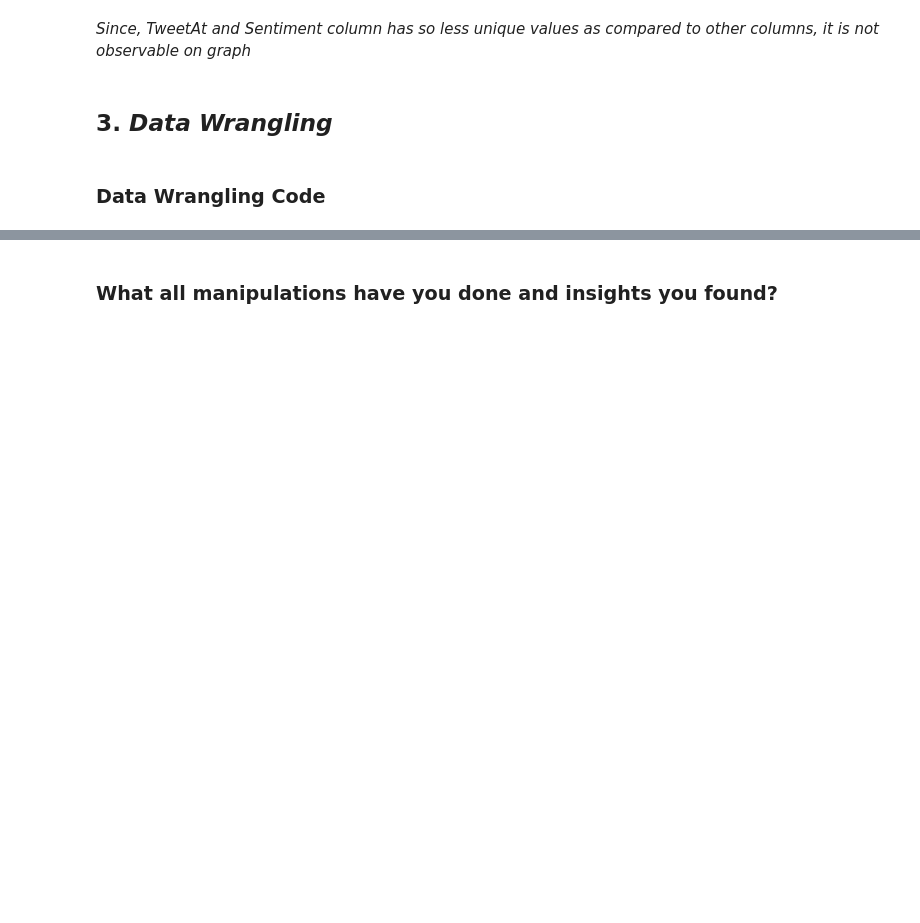
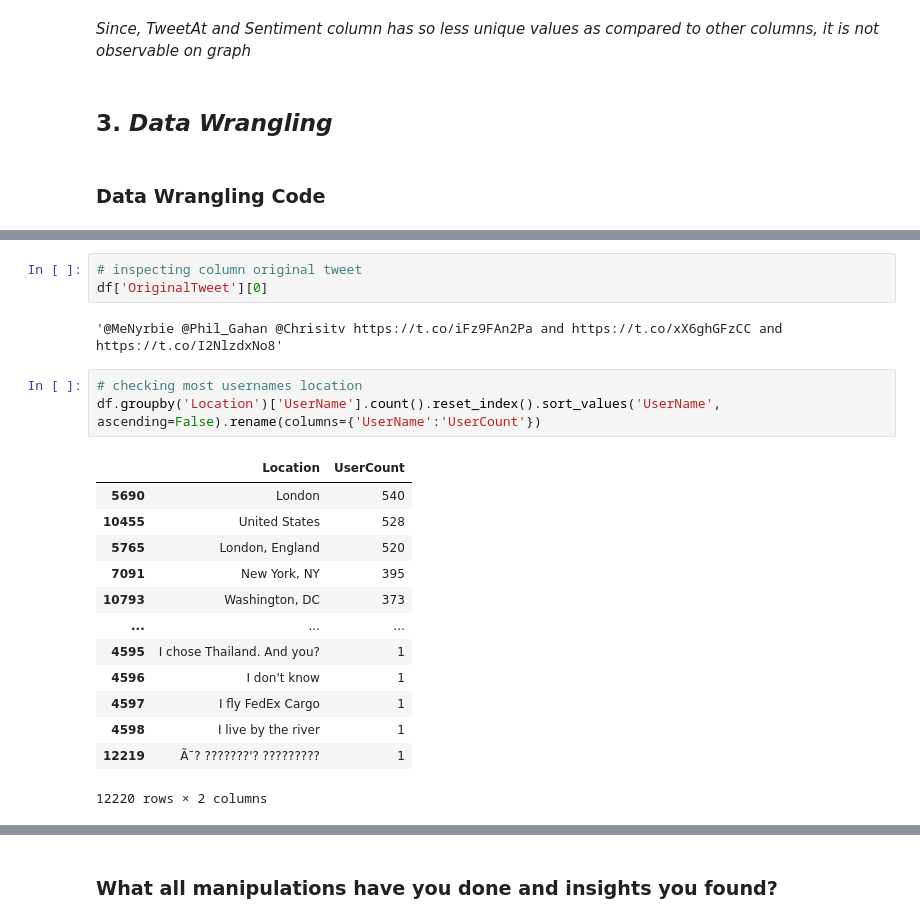
Before and after one commit to Bprs68/Corona-Virus-Tweet-Sentiment-Analysis, a Jupyter notebook: Coronavirus_Tweet_Sentiment_Analysis.ipynb, the cells around one changed output, grey strips where cells are left out. Drawn from its saved outputs; the diff is of its cells as text; blank space fills up the shorter version.

```diff
--- a/Coronavirus_Tweet_Sentiment_Analysis.ipynb
+++ b/Coronavirus_Tweet_Sentiment_Analysis.ipynb
@@ -252,0 +288,22 @@ sns.barplot(data=m, x=m['columns'], y=m['values'])
+# %%
+# inspecting column original tweet
+df['OriginalTweet'][0]
+# %% [output]
+'@MeNyrbie @Phil_Gahan @Chrisitv https://t.co/iFz9FAn2Pa and https://t.co/xX6ghGFzCC and https://t.co/I2NlzdxNo8'
+# %%
+# checking most usernames location
+df.groupby('Location')['UserName'].count().reset_index().sort_values('UserName', ascending=False).rename(columns={'UserName':'UserCount'})
+# %% [output]
+|  | Location | UserCount |
+| 5690 | London | 540 |
+| 10455 | United States | 528 |
+| 5765 | London, England | 520 |
+| 7091 | New York, NY | 395 |
+| 10793 | Washington, DC | 373 |
+| ... | ... | ... |
+| 4595 | I chose Thailand. And you? | 1 |
+| 4596 | I don't know | 1 |
+| 4597 | I fly FedEx Cargo | 1 |
+| 4598 | I live by the river | 1 |
+| 12219 | Ã¯? ???????'? ????????? | 1 |
+12220 rows × 2 columns
```
Also changed, not shown: parts of 22 cells of this notebook.
